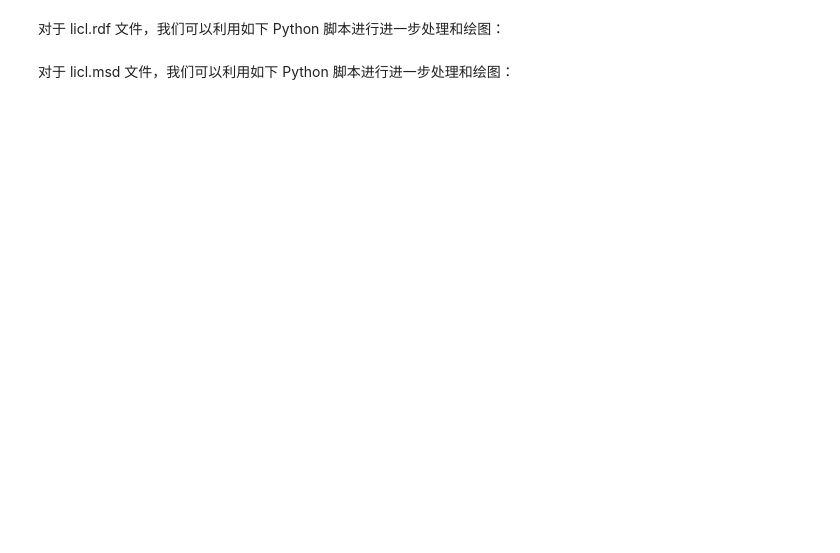
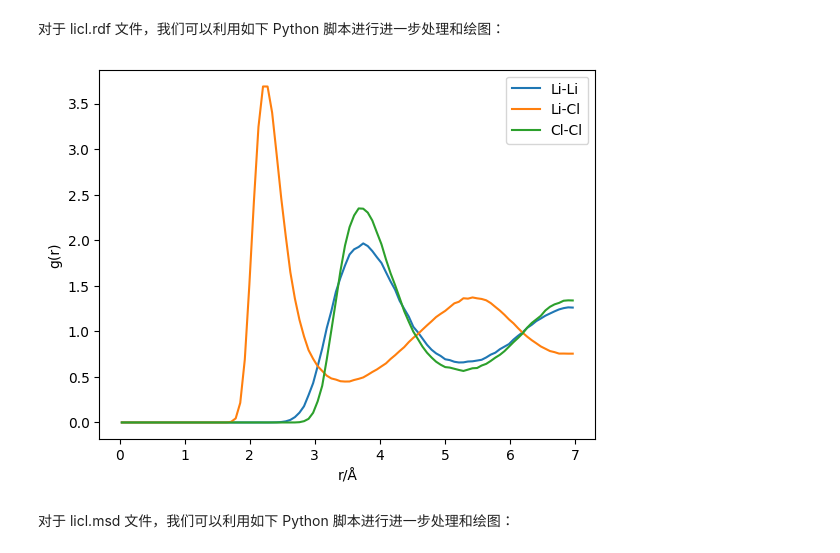
Before and after one commit to dptech-corp/bohrium-notebook, a Jupyter notebook: Proem/CH/LiCl_DP_Tutorial.ipynb, the cells around one changed output. Saved outputs shown, nothing was run; the diff lists cells and outputs as text; code cells hidden in the pictures; blank space fills up the shorter version.

Commit message:
finish LiCl_Tutorial chapter 3

```diff
--- a/Proem/CH/LiCl_DP_Tutorial.ipynb
+++ b/Proem/CH/LiCl_DP_Tutorial.ipynb
@@ -275,34 +326,37 @@ view(traj, viewer='ngl')
 # %%
 import numpy as np
 import matplotlib.pyplot as plt
 
 nbins = 100 # define the number of bins in the RDF
 
 with open("./LiCl_DP_Tutorial_Example/chapter1/licl.rdf", "r") as f: # read the licl.rdf file
     lines = f.readlines()
     lines = lines[3:]
 
     data = np.zeros((nbins, 7))
     count = 0
 
     for line in lines:
         nums = line.split()
         if len(nums) == 8:
             for i in range(1, 8):
                 data[int(nums[0])-1, i-1] += float(nums[i])  # accumulatie data for each bin
         if len(nums) == 2:
             count += 1         # count the number of accumulations for each bin
 
 ave_rdf = data / count  # calculate the averaged RDF data
-np.savetxt('./LiCl_DP_Tutorial_Example/chapter1/Outputs/ave_rdf.txt', ave_rdf)
+np.savetxt('./LiCl_DP_Tutorial_Example/chapter1/ave_rdf.txt', ave_rdf)
 
 labels = ['Li-Li', 'Li-Cl', 'Cl-Cl']
 for i, label in zip(range(1, 7, 2), labels):
     plt.plot(ave_rdf[:, 0], ave_rdf[:, i], label=label)
 plt.xlabel('r/Å')
 plt.ylabel('g(r)')
 plt.legend()
+plt.savefig('./LiCl_DP_Tutorial_Example/chapter1/rdf.png', dpi=300)
 plt.show()
+# %% [output]
+[figure, added]
 # %% [markdown]
 对于 licl.msd 文件，我们可以利用如下 Python 脚本进行进一步处理和绘图：
 # %%
```
Also changed, not shown: parts of 74 cells of this notebook.
